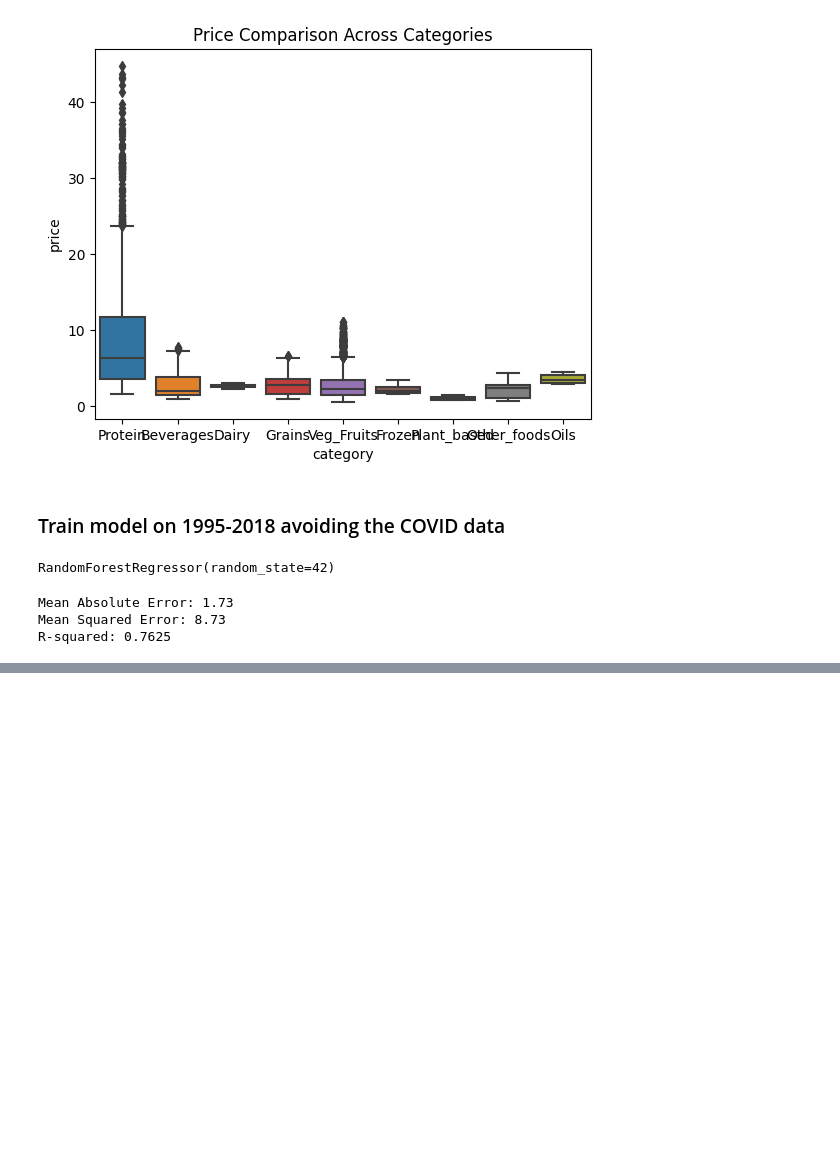
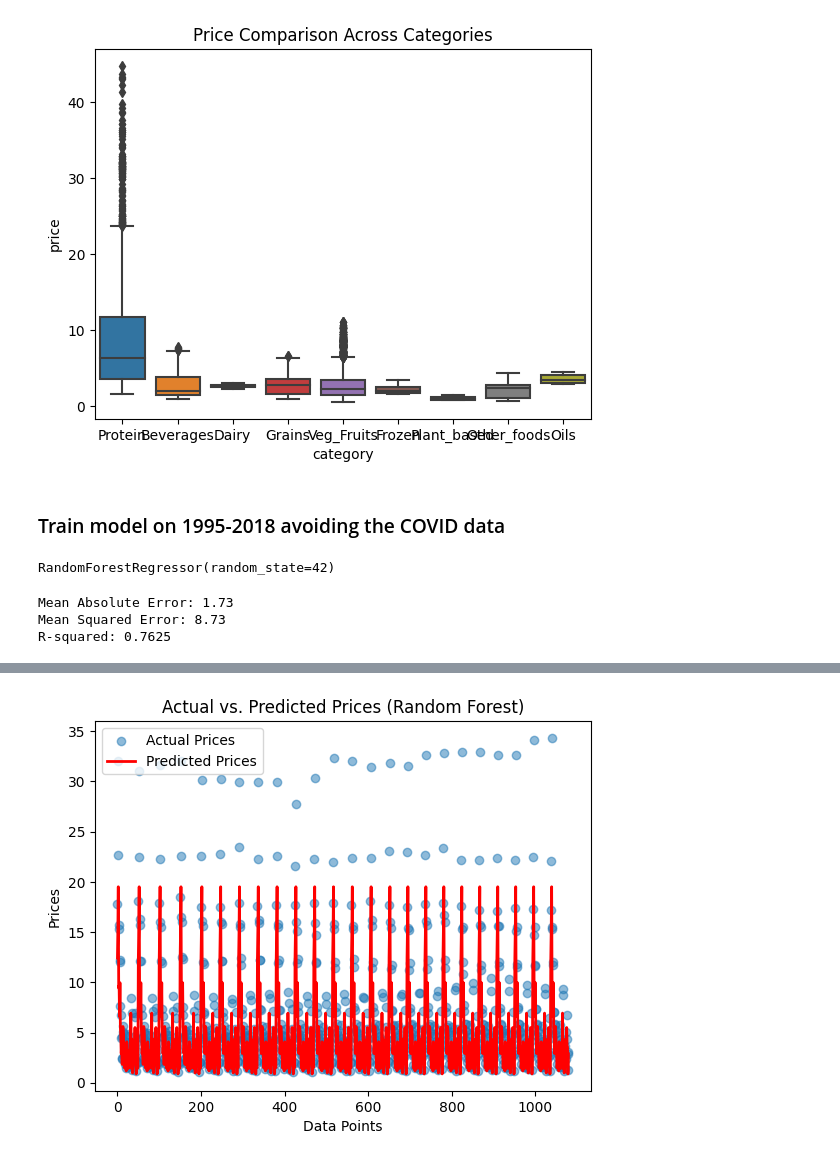
Before and after one commit to madiwiebe/ict-food-cost-planner-project, a Jupyter notebook: data_sources/clean_data/National_MRA_TetianaFesenko.ipynb, the cells around one changed output, grey strips where cells are left out. Drawn from its saved outputs; the diff is of its cells as text; code cells hidden in the pictures; blank space fills up the shorter version.

```diff
--- a/data_sources/clean_data/National_MRA_TetianaFesenko.ipynb
+++ b/data_sources/clean_data/National_MRA_TetianaFesenko.ipynb
@@ -759,0 +783,14 @@ R-squared: 0.7625
+# %%
+# Scatter plot with dots for actual prices
+plt.scatter(np.arange(len(y_test)), y_test, label='Actual Prices', alpha=0.5)
+
+# Line plot for predicted prices
+plt.plot(np.arange(len(y_test)), rf_test_predictions, color='red', label='Predicted Prices', linewidth=2)
+
+plt.title('Actual vs. Predicted Prices (Random Forest)')
+plt.xlabel('Data Points')
+plt.ylabel('Prices')
+plt.legend()
+plt.show()
+# %% [output]
+[figure, added]
```
Also changed, not shown: parts of 2 cells of this notebook.
